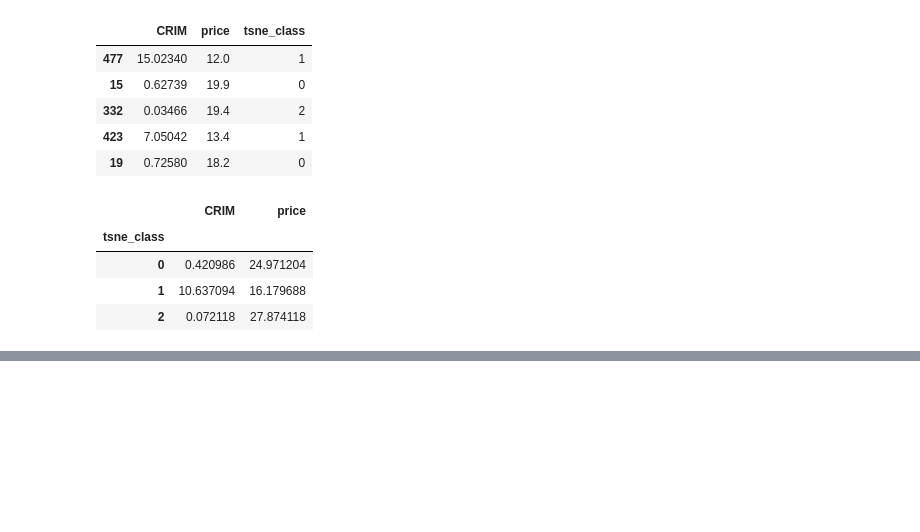
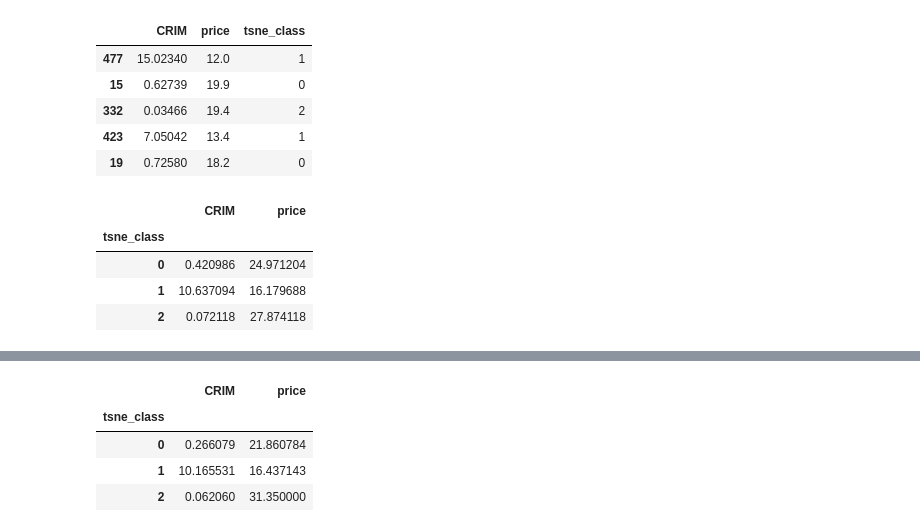
Before and after one commit to fogugy/gb_data_science, a Jupyter notebook: hw5/homework5.ipynb, the cells around one changed output, grey strips where cells are left out. Drawn from its saved outputs; the diff is of its cells as text; code cells hidden in the pictures; blank space fills up the shorter version.

```diff
--- a/hw5/homework5.ipynb
+++ b/hw5/homework5.ipynb
@@ -117,0 +135,8 @@ x_.groupby('tsne_class').mean()
+# %%
+x_.groupby('tsne_class').mean()
+# %% [output]
+|  | CRIM | price |
+| tsne_class |  |  |
+| 0 | 0.266079 | 21.860784 |
+| 1 | 10.165531 | 16.437143 |
+| 2 | 0.062060 | 31.350000 |
```
Also changed, not shown: parts of 6 cells of this notebook.
